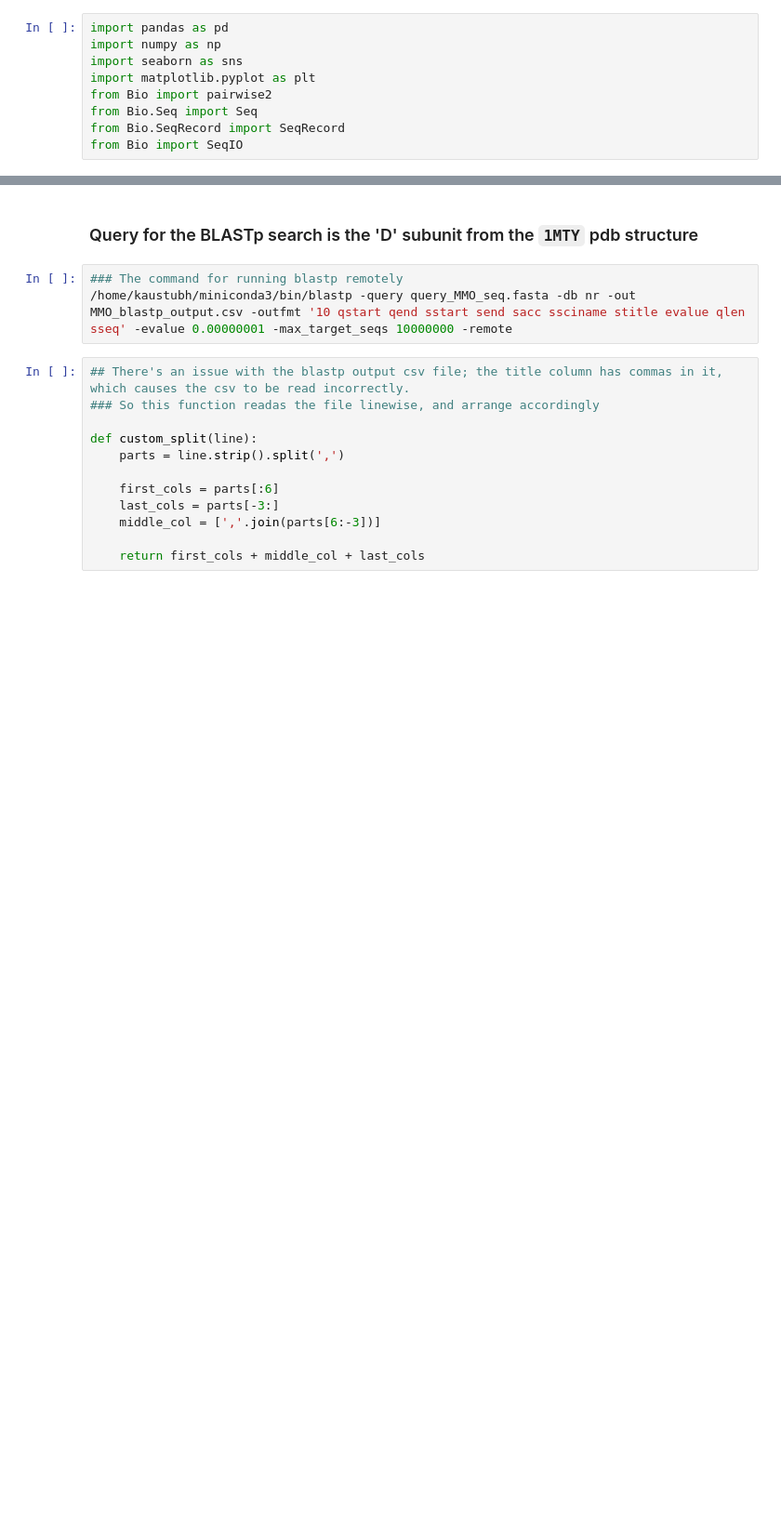
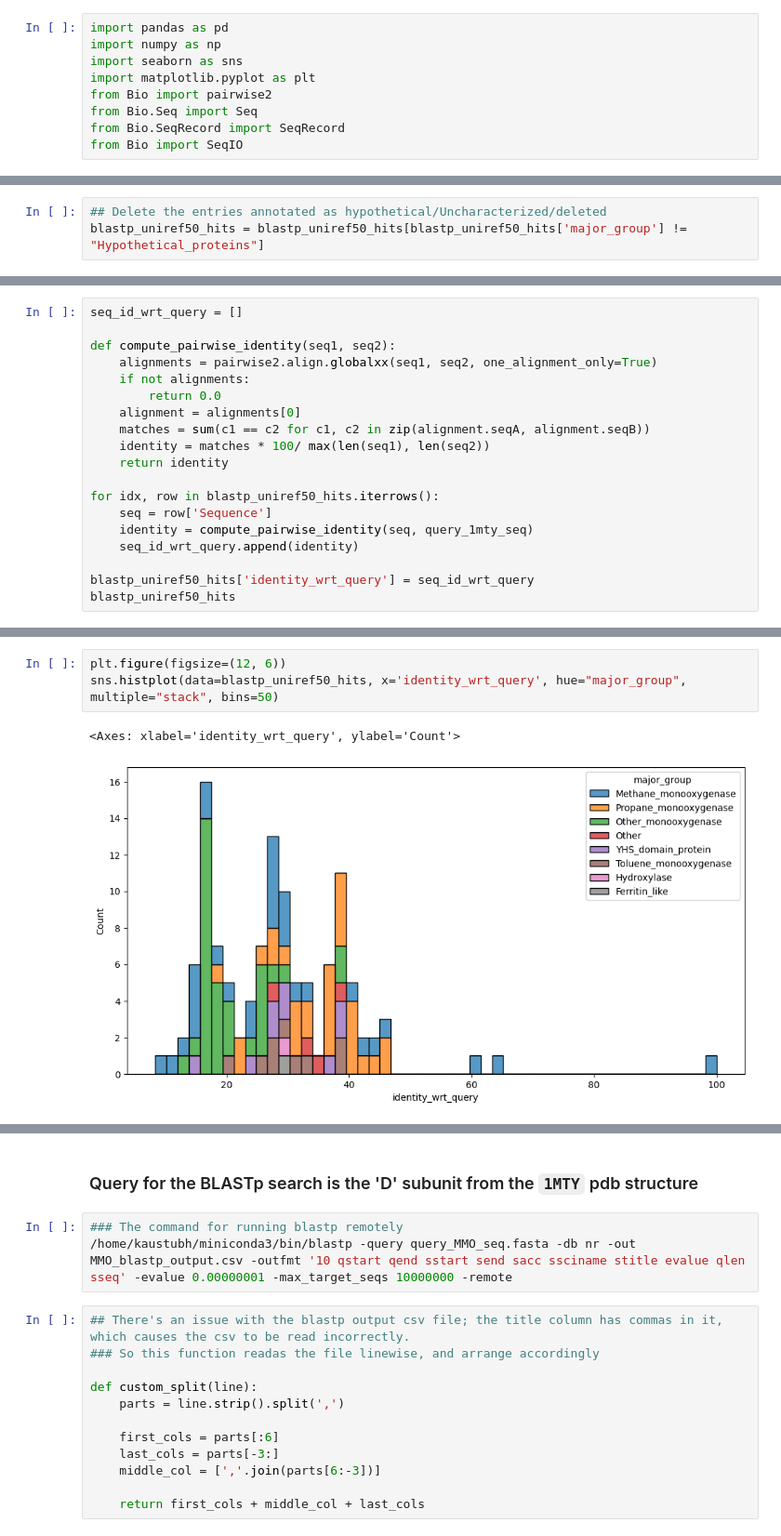
Before and after one commit to kaustubh-amritkar/MMO, a Jupyter notebook: analysis/sequence_collection.ipynb, the cells around one changed output, grey strips where cells are left out. Shown at 93% size. Drawn from its saved outputs; the diff is of its cells as text; blank space fills up the shorter version.

```diff
--- a/analysis/sequence_collection.ipynb
+++ b/analysis/sequence_collection.ipynb
@@ -9,0 +291,3 @@ from Bio import SeqIO
+# %%
+## Delete the entries annotated as hypothetical/Uncharacterized/deleted
+blastp_uniref50_hits = blastp_uniref50_hits[blastp_uniref50_hits['major_group'] != "Hypothetical_proteins"]
@@ -9,0 +296,19 @@ from Bio import SeqIO
+# %%
+seq_id_wrt_query = []
+
+def compute_pairwise_identity(seq1, seq2):
+    alignments = pairwise2.align.globalxx(seq1, seq2, one_alignment_only=True)
+    if not alignments:
+        return 0.0
+    alignment = alignments[0]
+    matches = sum(c1 == c2 for c1, c2 in zip(alignment.seqA, alignment.seqB))
+    identity = matches * 100/ max(len(seq1), len(seq2))
+    return identity
+
+for idx, row in blastp_uniref50_hits.iterrows():
+    seq = row['Sequence']
+    identity = compute_pairwise_identity(seq, query_1mty_seq)
+    seq_id_wrt_query.append(identity)
+
+blastp_uniref50_hits['identity_wrt_query'] = seq_id_wrt_query
+blastp_uniref50_hits
@@ -9,0 +334,6 @@ from Bio import SeqIO
+# %%
+plt.figure(figsize=(12, 6))
+sns.histplot(data=blastp_uniref50_hits, x='identity_wrt_query', hue="major_group", multiple="stack", bins=50)
+# %% [output]
+<Axes: xlabel='identity_wrt_query', ylabel='Count'>
+[figure, added]
```
Also changed, not shown: parts of 22 cells of this notebook.
